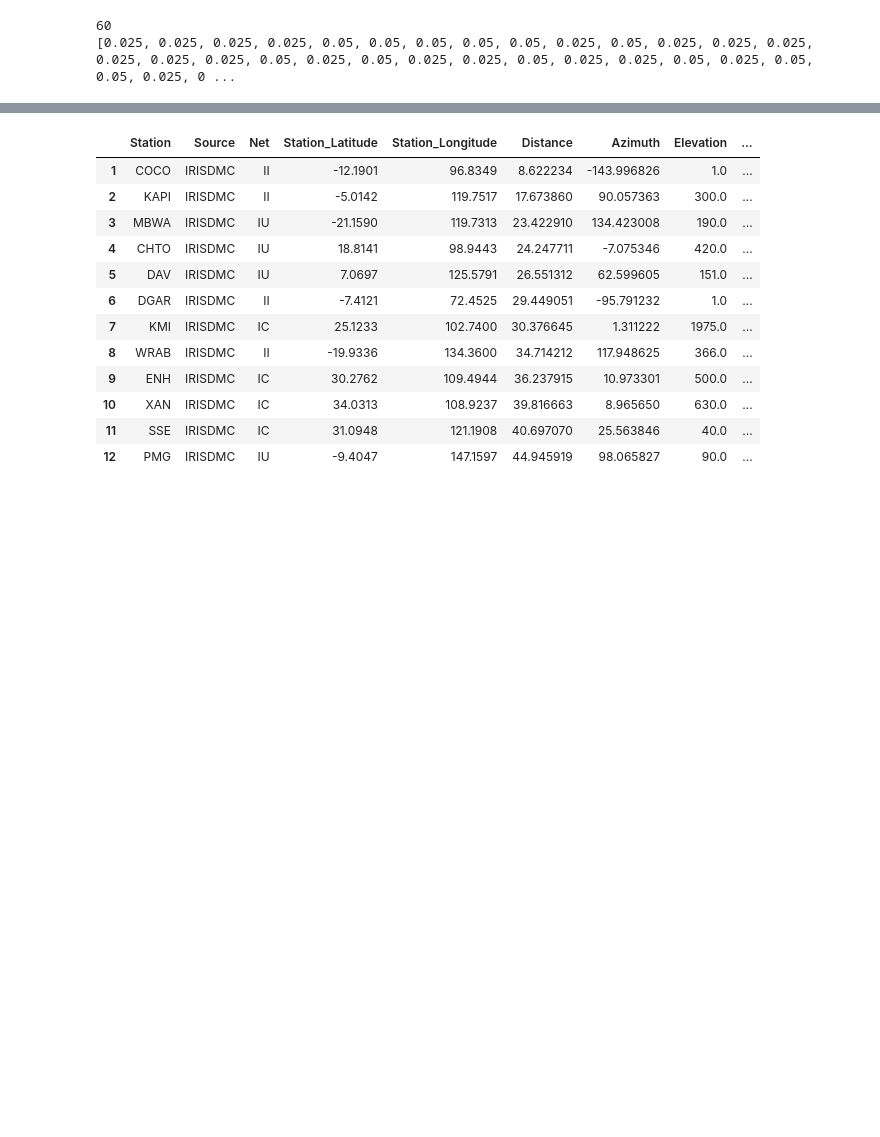
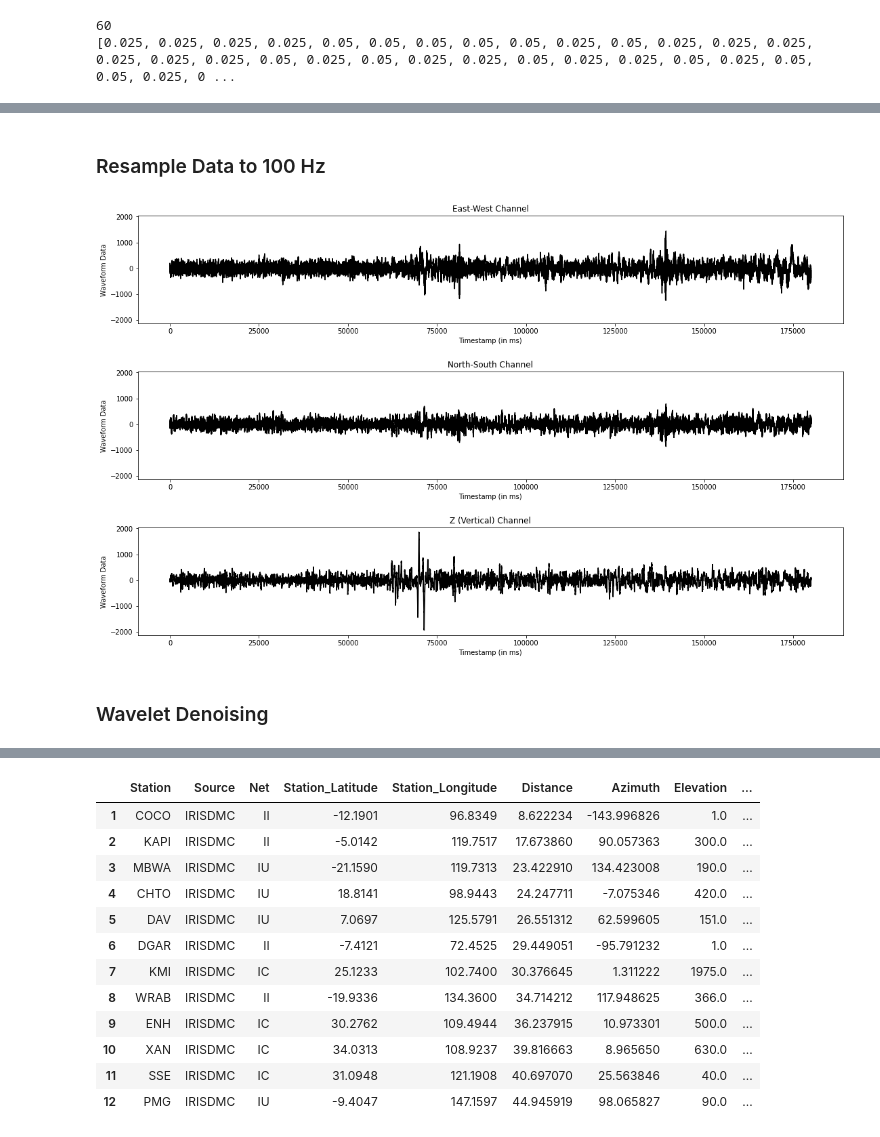
Before and after one commit to arwani-code/KampitaId, a Jupyter notebook: ML_pipeline/Pipeline Data Earthquake.ipynb, the cells around one changed output, grey strips where cells are left out. Cells and saved outputs as stored; diff of their text form; code cells hidden in the pictures; blank space fills up the shorter version.

```diff
--- a/ML_pipeline/Pipeline Data Earthquake.ipynb
+++ b/ML_pipeline/Pipeline Data Earthquake.ipynb
@@ -260,25 +268,0 @@ df_sac_wavelength_adddata.head()
-# %%
-test = [[], [], []]
-for filename, attribute in list(wavelength_dict.items()):
-    temp = f'.{attribute[0]}.{attribute[1][0]}.'
-    temp = filename.replace('_', temp) +'.SAC'
-
-    wavelength_data = obspy.read(os.path.join(file_path, temp), format='SAC')
-    wavelength_stats = wavelength_data[0].stats
-    test[0].append(wavelength_stats['delta'])
-
-    temp = f'.{attribute[0]}.{attribute[1][1]}.'
-    temp = filename.replace('_', temp) +'.SAC'
-
-    wavelength_data = obspy.read(os.path.join(file_path, temp), format='SAC')
-    wavelength_stats = wavelength_data[0].stats
-    test[1].append(wavelength_stats['delta'])
-
-    temp = f'.{attribute[0]}.{attribute[1][2]}.'
-    temp = filename.replace('_', temp) +'.SAC'
-
-    wavelength_data = obspy.read(os.path.join(file_path, temp), format='SAC')
-    wavelength_stats = wavelength_data[0].stats
-    test[2].append(wavelength_stats['delta'])
-
-test[0] ==  test[1] == test[2]
@@ -331,0 +398,14 @@ print(channel_delta_list)
+# %% [markdown]
+### Resample Data to 100 Hz
+# %%
+full_channel_list_detrend_resample100hz = [np.empty((180000, 3))] * len(full_channel_list_detrend)
+
+total_30mins_100hz_data = 100 * 60 * 30
+for i in range(len(full_channel_list_detrend_resample100hz)):
+    full_channel_list_detrend_resample100hz[i] = signal.resample(full_channel_list_detrend[i], total_30mins_100hz_data)
+
+plot_channel_waveform(full_channel_list_detrend_resample100hz[0], waveform_max=full_channel_list_detrend_resample100hz[0].shape[0])
+# %% [output]
+[figure, added]
+# %% [markdown]
+### Wavelet Denoising
```
Also changed, not shown: parts of 18 cells of this notebook.
